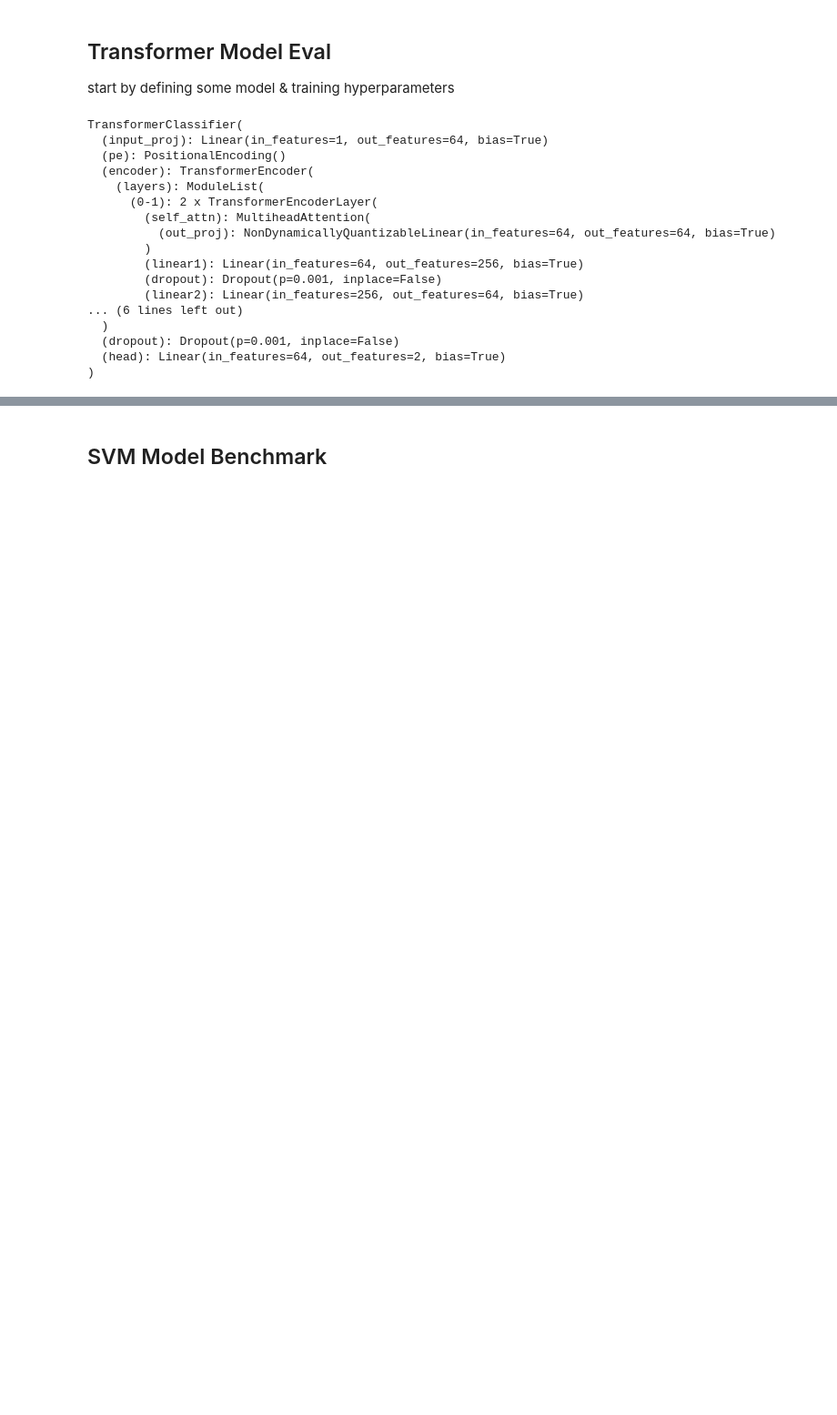
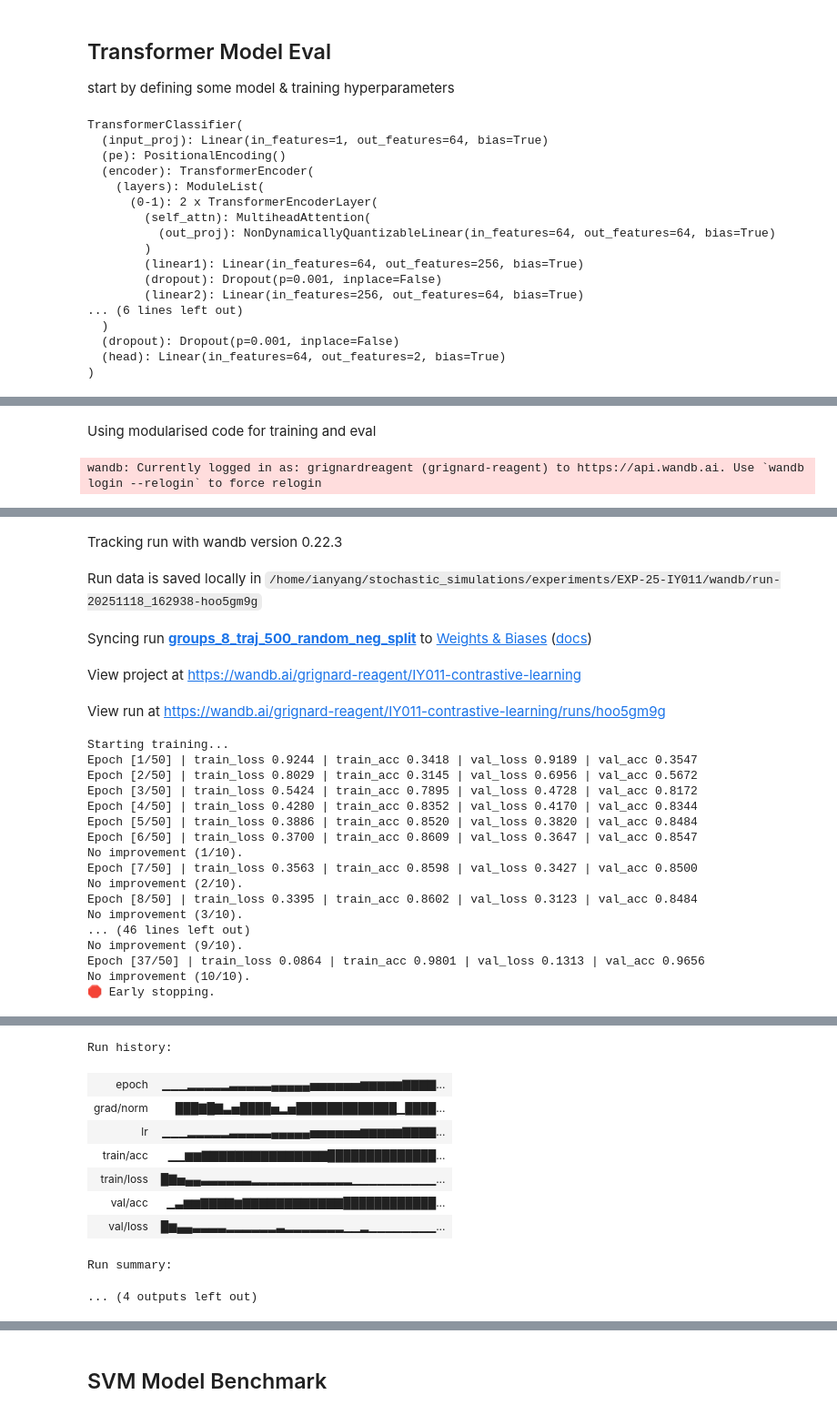
Before and after one commit to GrignardReagent/SSA, a Jupyter notebook: experiments/EXP-25-IY011/IY011_contrastive_learning_model_training_1.ipynb, the cells around one changed output, grey strips where cells are left out. Shown at 91% size. Cells and saved outputs as stored; diff of their text form; code cells hidden in the pictures; blank space fills up the shorter version.

```diff
--- a/experiments/EXP-25-IY011/IY011_contrastive_learning_model_training_1.ipynb
+++ b/experiments/EXP-25-IY011/IY011_contrastive_learning_model_training_1.ipynb
@@ -415,6 +231,7 @@ wandb_config = {
     "patience": patience,
     "lr": lr,
     "optimizer": type(optimizer).__name__,
+    "scheduler": type(scheduler).__name__,
     "loss_fn": type(loss_fn).__name__,
     "model": type(model).__name__,
     "batch_size": train_loader.batch_size,
@@ -422,20 +239,3 @@ wandb_config = {
     "num_groups": NUM_GROUPS,
 }
 # === wandb config ===
-
-history = train_model(
-    model,
-    train_loader,
-    val_loader,
-    epochs=epochs,
-    patience=patience,
-    lr=lr,
-    optimizer=optimizer,
-    loss_fn=loss_fn,
-    device=device,
-    grad_clip=grad_clip,
-    save_path=save_path,
-    verbose=verbose,
-    wandb_logging=True,
-    wandb_config=wandb_config,
-)
@@ -477,0 +242,22 @@ Run summary:
+# %% [markdown]
+Using modularised code for training and eval
+# %%
+history = train_model(
+    model,
+    train_loader,
+    val_loader,
+    epochs=epochs,
+    patience=patience,
+    lr=lr,
+    optimizer=optimizer,
+    scheduler=scheduler,
+    loss_fn=loss_fn,
+    device=device,
+    grad_clip=grad_clip,
+    save_path=save_path,
+    verbose=verbose,
+    wandb_logging=True, # this enables wandb logging within train_model
+    wandb_config=wandb_config, # pass the config dictionary
+)
+# %% [output]
+wandb: Currently logged in as: grignardreagent (grignard-reagent) to https://api.wandb.ai. Use `wandb login --relogin` to force relogin
@@ -477,0 +265,22 @@ Run summary:
+Tracking run with wandb version 0.22.3
+Run data is saved locally in /home/ianyang/stochastic_simulations/experiments/EXP-25-IY011/wandb/run-20251118_162938-hoo5gm9g
+Syncing run groups_8_traj_500_random_neg_split to Weights & Biases (docs)
+View project at https://wandb.ai/grignard-reagent/IY011-contrastive-learning
+View run at https://wandb.ai/grignard-reagent/IY011-contrastive-learning/runs/hoo5gm9g
+Starting training...
+Epoch [1/50] | train_loss 0.9244 | train_acc 0.3418 | val_loss 0.9189 | val_acc 0.3547
+Epoch [2/50] | train_loss 0.8029 | train_acc 0.3145 | val_loss 0.6956 | val_acc 0.5672
+Epoch [3/50] | train_loss 0.5424 | train_acc 0.7895 | val_loss 0.4728 | val_acc 0.8172
+Epoch [4/50] | train_loss 0.4280 | train_acc 0.8352 | val_loss 0.4170 | val_acc 0.8344
+Epoch [5/50] | train_loss 0.3886 | train_acc 0.8520 | val_loss 0.3820 | val_acc 0.8484
+Epoch [6/50] | train_loss 0.3700 | train_acc 0.8609 | val_loss 0.3647 | val_acc 0.8547
+No improvement (1/10).
+Epoch [7/50] | train_loss 0.3563 | train_acc 0.8598 | val_loss 0.3427 | val_acc 0.8500
+No improvement (2/10).
+Epoch [8/50] | train_loss 0.3395 | train_acc 0.8602 | val_loss 0.3123 | val_acc 0.8484
+No improvement (3/10).
+... (46 lines left out)
+No improvement (9/10).
+Epoch [37/50] | train_loss 0.0864 | train_acc 0.9801 | val_loss 0.1313 | val_acc 0.9656
+No improvement (10/10).
+🛑 Early stopping.
@@ -477,0 +288,10 @@ Run summary:
+Run history:
+| epoch | ▁▁▁▂▂▂▂▂▃▃▃▃▃▄▄▄▄▄▅▅▅▅▅▅▆▆▆▆▆▇▇▇▇... |
+| grad/norm | ███▇█▇▃▅████▅▂▅█████████████▁████... |
+| lr | ▁▁▁▂▂▂▂▂▃▃▃▃▃▄▄▄▄▄▅▅▅▅▅▅▆▆▆▆▆▇▇▇▇... |
+| train/acc | ▁▁▆▆▇▇▇▇▇▇▇▇▇▇▇▇▇▇▇██████████████... |
+| train/loss | █▇▅▄▄▃▃▃▃▃▃▂▂▂▂▂▂▂▂▂▂▂▂▁▁▁▁▁▁▁▁▁▁... |
+| val/acc | ▁▃▆▆▇▇▇▇▆▇▇▇▇▇▇▇▇▇▇▇▇████████████... |
+| val/loss | █▆▄▄▃▃▃▃▂▂▂▂▂▂▃▂▂▂▂▂▂▂▁▁▂▁▁▁▁▁▁▁▁... |
+Run summary:
+... (4 outputs left out)
```
Also changed, not shown: parts of 18 cells of this notebook, 1 other file.
